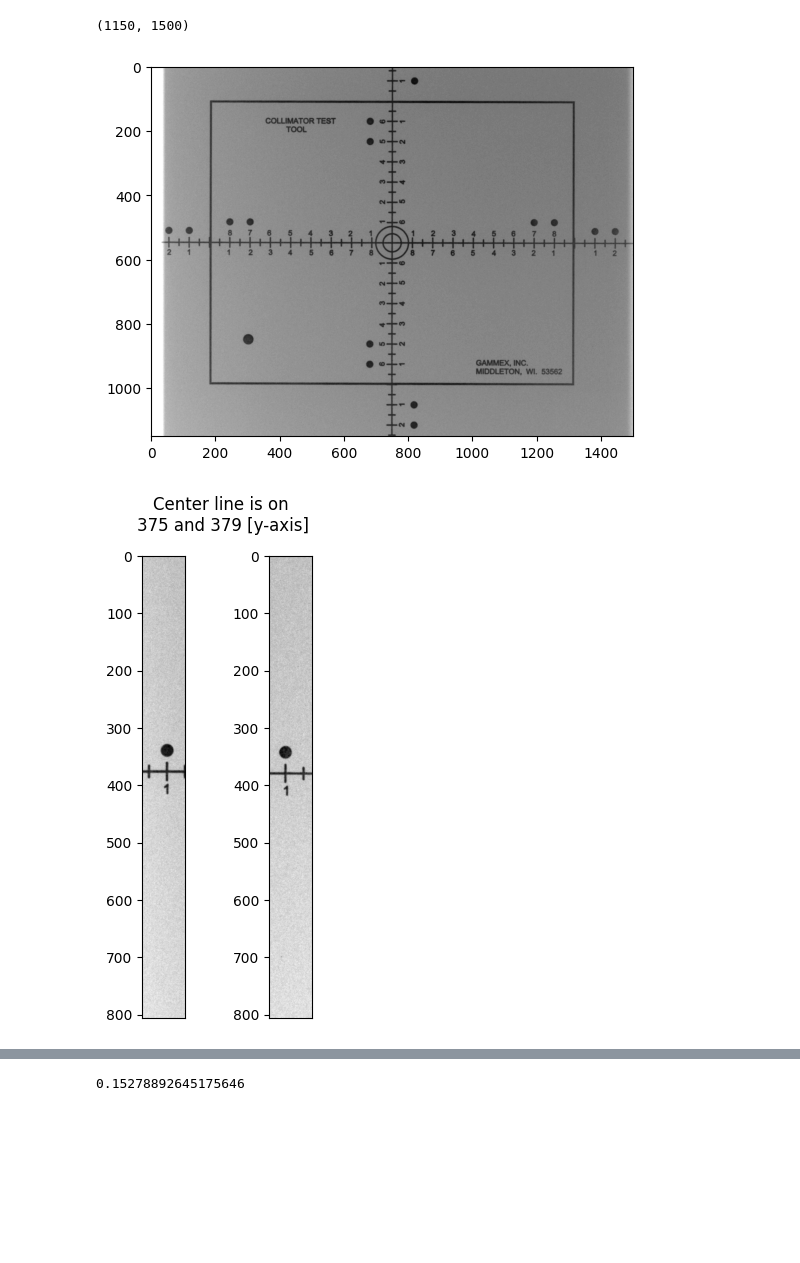
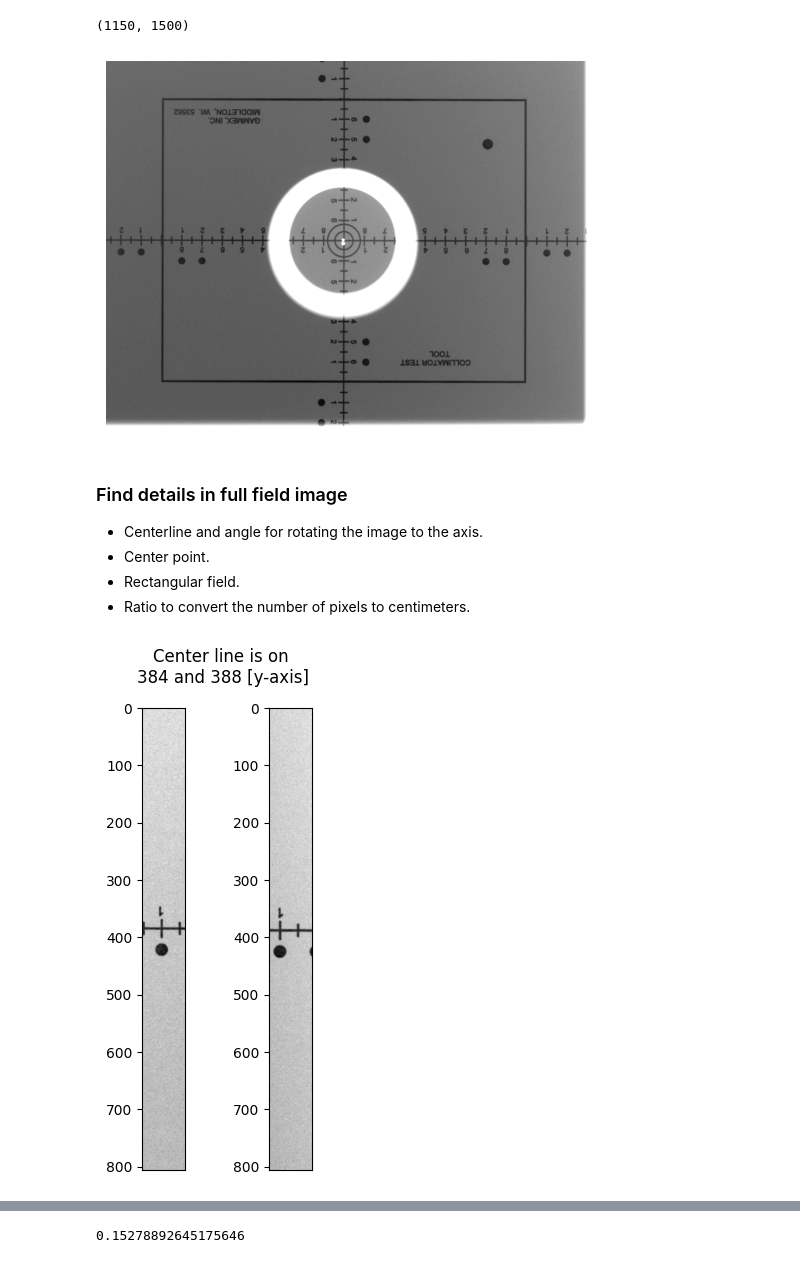
Before and after one commit to NickyAlan/DR-Light-beam-test, a Jupyter notebook: image-processing.ipynb, the cells around one changed output, grey strips where cells are left out. Cells and saved outputs as stored; diff of their text form; code cells hidden in the pictures; blank space fills up the shorter version.

```diff
--- a/image-processing.ipynb
+++ b/image-processing.ipynb
@@ -11,7 +11,8 @@ import numpy as np
 from scipy import ndimage
 import matplotlib.pyplot as plt
 # %%
-dicom_file_path = 'images/DICOMOBJ/9x7-L'
+dicom_file_path = 'images/DICOMOBJ/9x7-cir-L'
+# dicom_file_path = 'images/DICOMOBJ/9x7'
 H, W = (550, 1700), (600, 2100)
 
 # Read the DICOM file
@@ -26,9 +27,15 @@ def display(arr, axis=False) :
     plt.imshow(arr, cmap="gray")
     plt.axis(axis)
 # %%
-display(arr, True)
+display(arr)
 # %% [output]
-[figure, old version]
+[figure, new version]
+# %% [markdown]
+### Find details in full field image
+- Centerline and angle for rotating the image to the axis.
+- Center point.
+- Rectangular field.
+- Ratio to convert the number of pixels to centimeters.
 # %%
 def find_common_value(focus_arr, axis=0) :
     """
@@ -74,7 +81,7 @@ def find_center_line(arr: np.array, visualize=True) :
 # %%
 (x1, y1), (x2, y2) = find_center_line(arr)
 # %% [output]
-[figure, old version]
+[figure, new version]
 # %%
 def draw_line(arr, x1, y1, x2, y2) :
     plt.imshow(arr, cmap="gray")
```
Also changed, not shown: parts of 15 cells of this notebook, 3 other files.
